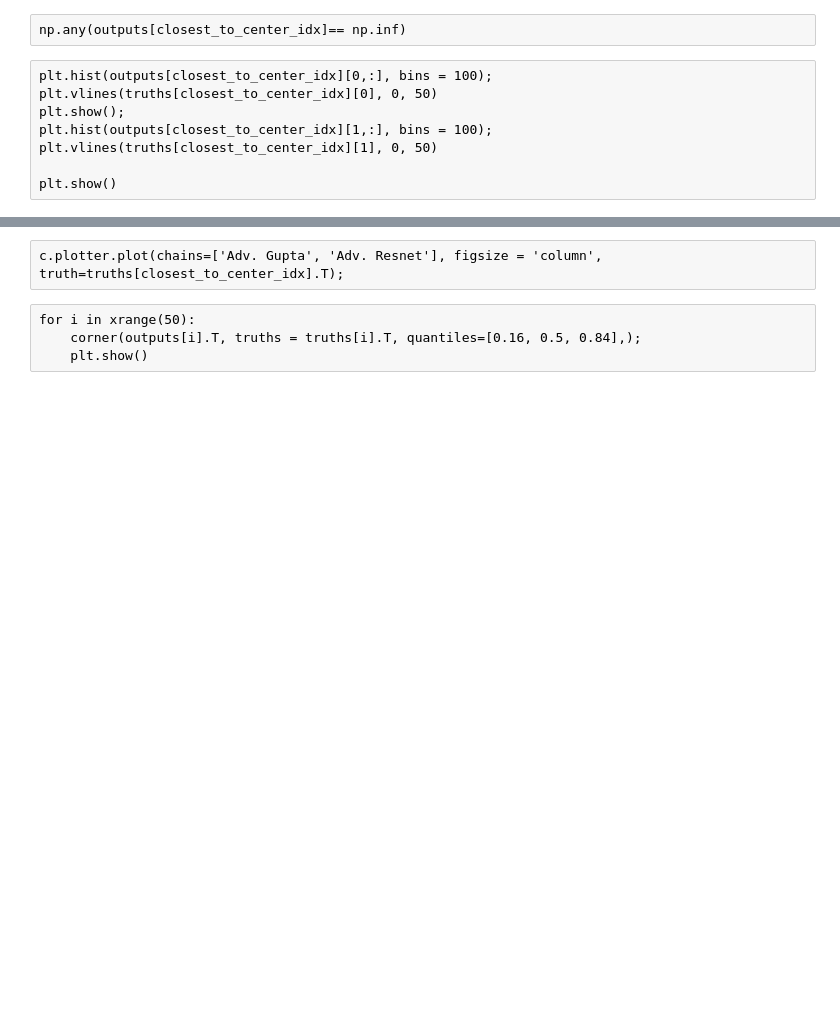
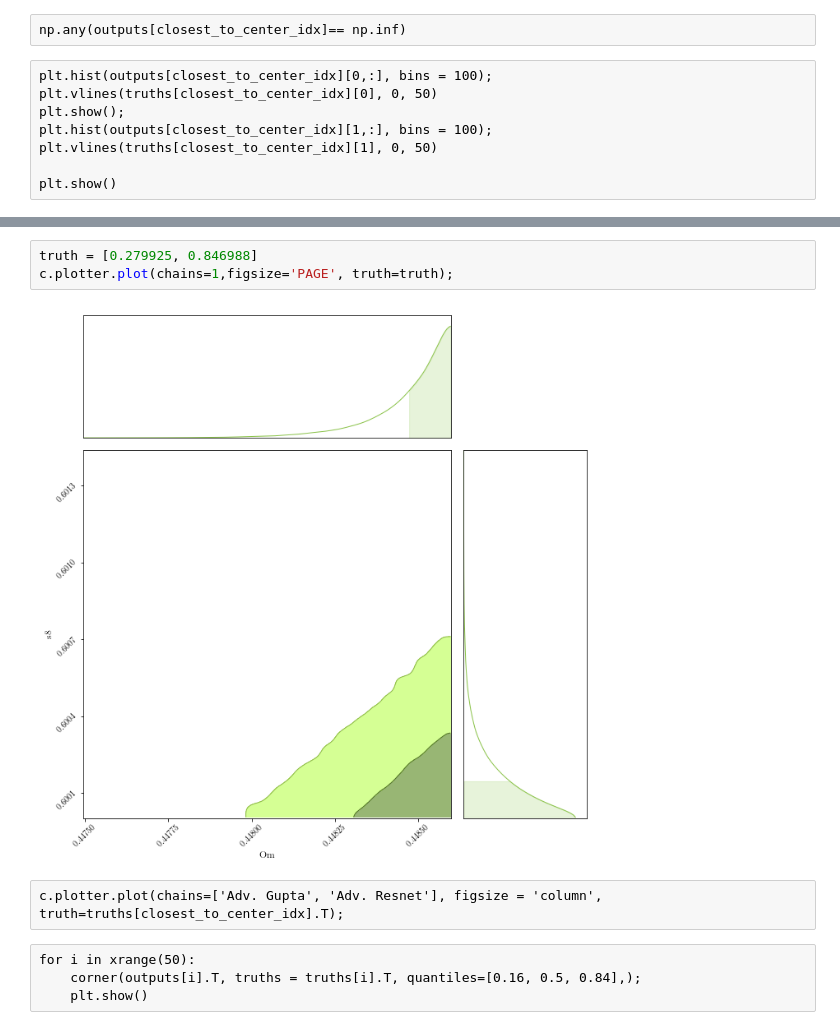
Before and after one commit to mclaughlin6464/uatu, a Jupyter notebook: notebooks/Visulaize MCMC Test.ipynb, the cells around one changed output, grey strips where cells are left out. Drawn from its saved outputs; the diff is of its cells as text; blank space fills up the shorter version.

```diff
--- a/notebooks/Visulaize MCMC Test.ipynb
+++ b/notebooks/Visulaize MCMC Test.ipynb
@@ -77,3 +91,8 @@ c.plotter.plot(figsize='GROW', truth=truth);
+# %%
+truth = [0.279925, 0.846988]
+c.plotter.plot(chains=1,figsize='PAGE', truth=truth);
+# %% [output]
+[figure, added]
 # %% [raw]
 c.plotter.plot(chains=['Adv. Gupta', 'Adv. Resnet'], figsize = 'column', truth=truths[closest_to_center_idx].T);
 # %% [raw]
```
Also changed, not shown: parts of 9 cells of this notebook, 1 other file.
